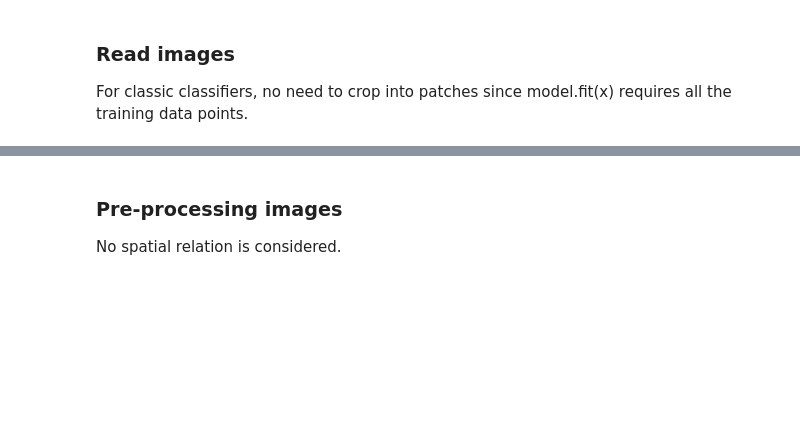
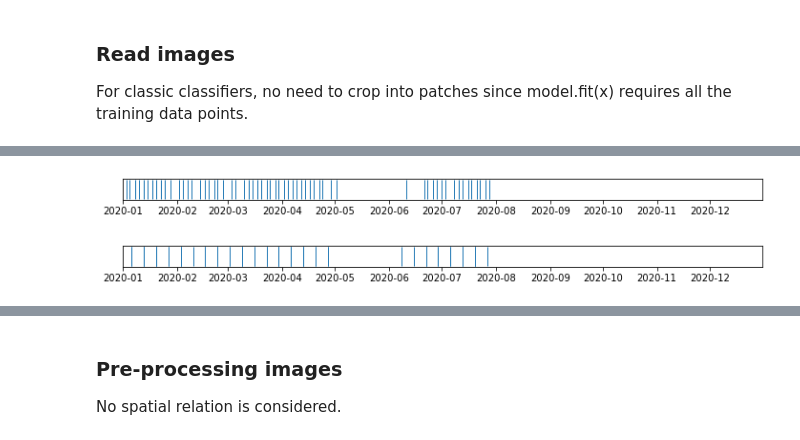
Before and after one commit to YourVirtualColdChainAssistant/MLsat-cropland-himachal, a Jupyter notebook: notebooks/pipeline.ipynb, the cells around one changed output, grey strips where cells are left out. Cells and saved outputs as stored; diff of their text form; code cells hidden in the pictures; blank space fills up the shorter version.

Commit message:
Equidistant stack all time stamps

```diff
--- a/notebooks/pipeline.ipynb
+++ b/notebooks/pipeline.ipynb
@@ -185,0 +187,12 @@ stacked_band.shape
+# %%
+def plot_timestamps(timestamps, save_path=None):
+    fig, ax = plt.subplots(1,1,figsize=(12,0.4))
+    plt.plot_date(timestamps, np.ones(len(timestamps)), '|', markersize=20)
+    plt.xlim(datetime(2020,1,1), datetime(2020,12,31))
+    ax.axes.get_yaxis().set_visible(False)
+    if save_path is not None:
+        plt.savefig(save_path, bbox_inches='tight')
+    # ax.spines['left'].set_visible(False)
+    # ax.spines['top'].set_visible(False)
+    # plt.axis('off')
+    # plt.tick_params(axis='both', left='off', top='off', right='off', labelleft='off', labeltop='off', labelright='off', labelbottom='off')
@@ -185,0 +214,19 @@ stacked_band.shape
+# %%
+def get_weekly_timestamps():
+    date_start = date(2020, 1, 1)
+    date_end = date(2020, 12, 31)
+    date_start = date_start - timedelta(days=date_start.weekday())
+    date_end = date_end - timedelta(days=date_end.weekday())
+    d = date_start
+    weekly_timestamps = []
+    while d <= date_end:
+        weekly_timestamps.append(d)
+        d += timedelta(7)
+    return weekly_timestamps
+# %%
+def timestamp_sanity_check(timestamp_std, filename):
+    timestamp_get = datetime.strptime(re.split('[_.]', filename)[-2],
+                                      '%Y%m%dT%H%M%S%f').date()
+    timestamp_get = timestamp_get - timedelta(days=timestamp_get.weekday())
+    if timestamp_std != timestamp_get:
+        print(f'{timestamp_std} and {timestamp_get} do not match!')
@@ -185,0 +287,3 @@ stacked_band.shape
+# %%
+bands_list, meta_train, timestamps_bf, timestamps_af, timestamps_weekly = \
+    equidistant_stack(images_dir+'clip_labels/')
@@ -185,0 +311,6 @@ stacked_band.shape
+# %%
+plot_timestamps(timestamps_bf, '../figs/timestamps_bf.png')
+plot_timestamps(timestamps_af, '../figs/timestamps_af.png')
+# %% [output]
+[figure, added]
+[figure, added]
```
Also changed, not shown: parts of 68 cells of this notebook, 4 other files.
